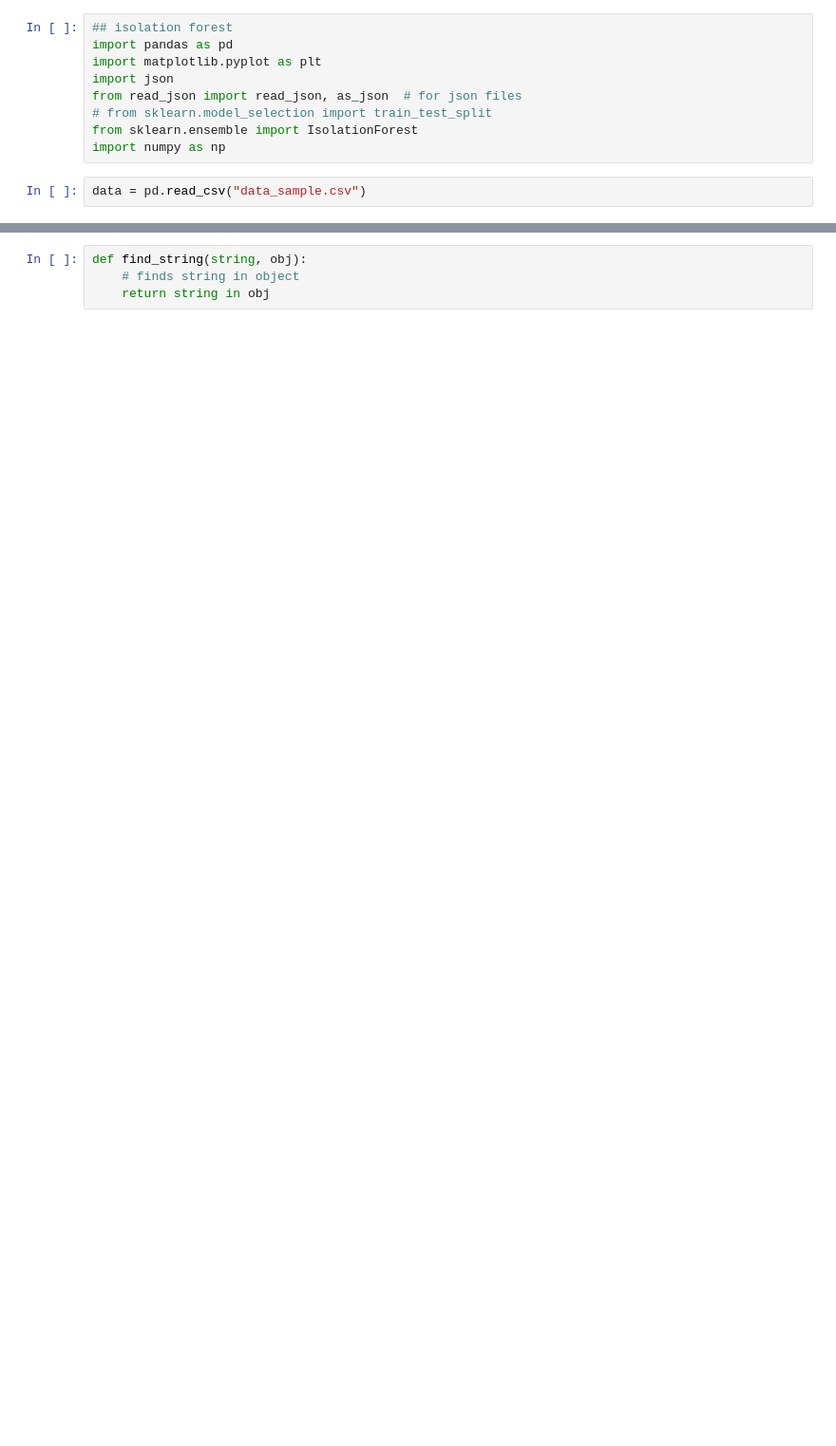
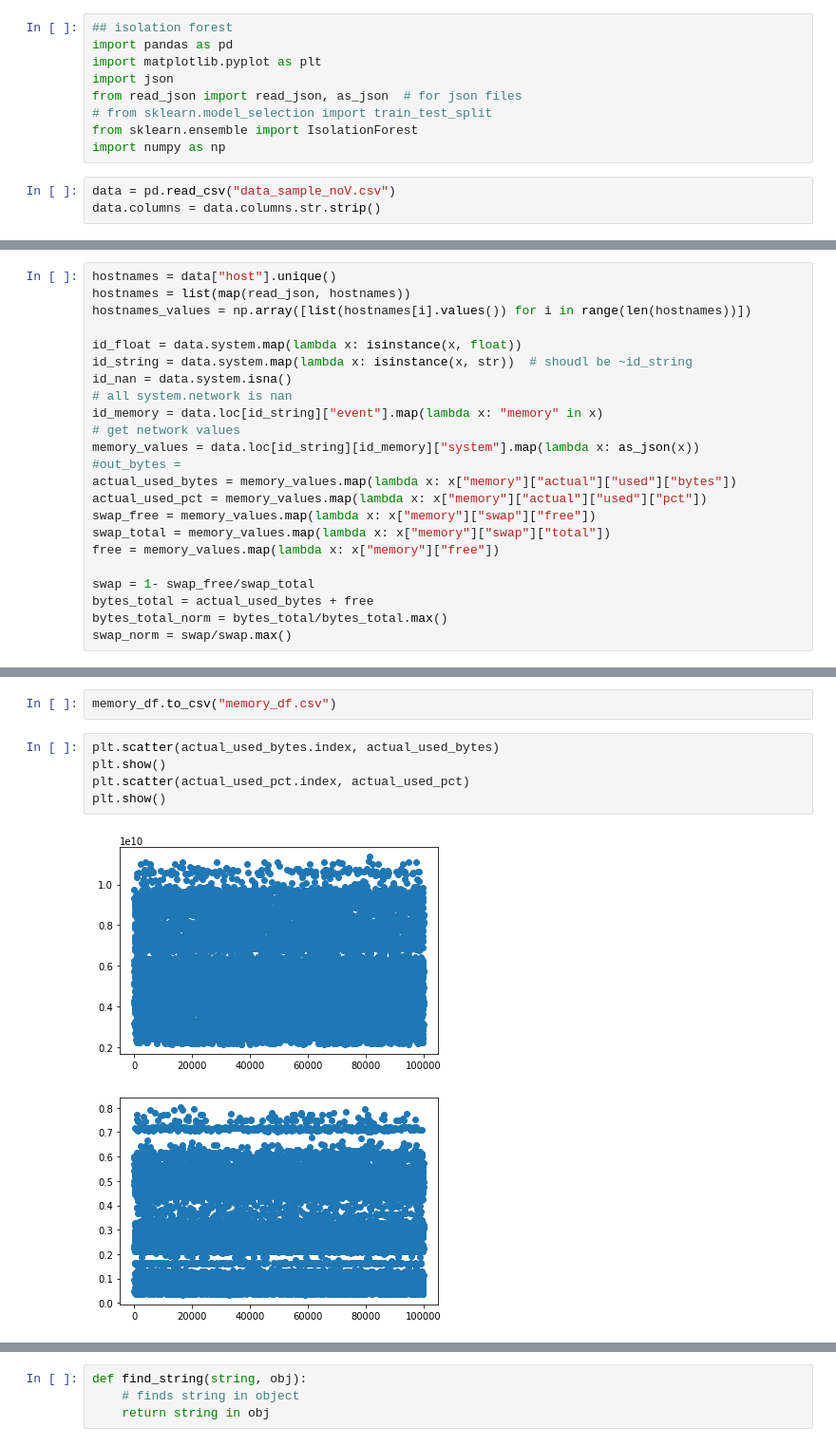
Before and after one commit to ModifiedBear/DSC-Datathon, a Jupyter notebook: isolation_jungle.ipynb, the cells around one changed output, grey strips where cells are left out. Shown at 95% size. Saved outputs shown, nothing was run; the diff lists cells and outputs as text; blank space fills up the shorter version.

```diff
--- a/isolation_jungle.ipynb
+++ b/isolation_jungle.ipynb
@@ -8,4 +8,5 @@ from read_json import read_json, as_json  # for json files
 from sklearn.ensemble import IsolationForest
 import numpy as np
 # %%
-data = pd.read_csv("data_sample.csv")
+data = pd.read_csv("data_sample_noV.csv")
+data.columns = data.columns.str.strip()
@@ -13,0 +30,23 @@ data_host = data["host"].map(read_json)
+# %%
+hostnames = data["host"].unique()
+hostnames = list(map(read_json, hostnames))
+hostnames_values = np.array([list(hostnames[i].values()) for i in range(len(hostnames))])
+
+id_float = data.system.map(lambda x: isinstance(x, float))
+id_string = data.system.map(lambda x: isinstance(x, str))  # shoudl be ~id_string
+id_nan = data.system.isna()
+# all system.network is nan
+id_memory = data.loc[id_string]["event"].map(lambda x: "memory" in x)
+# get network values
+memory_values = data.loc[id_string][id_memory]["system"].map(lambda x: as_json(x))
+#out_bytes =
+actual_used_bytes = memory_values.map(lambda x: x["memory"]["actual"]["used"]["bytes"])
+actual_used_pct = memory_values.map(lambda x: x["memory"]["actual"]["used"]["pct"])
+swap_free = memory_values.map(lambda x: x["memory"]["swap"]["free"])
+swap_total = memory_values.map(lambda x: x["memory"]["swap"]["total"])
+free = memory_values.map(lambda x: x["memory"]["free"])
+
+swap = 1- swap_free/swap_total
+bytes_total = actual_used_bytes + free
+bytes_total_norm = bytes_total/bytes_total.max()
+swap_norm = swap/swap.max()
@@ -13,0 +66,10 @@ data_host = data["host"].map(read_json)
+# %%
+memory_df.to_csv("memory_df.csv")
+# %%
+plt.scatter(actual_used_bytes.index, actual_used_bytes)
+plt.show()
+plt.scatter(actual_used_pct.index, actual_used_pct)
+plt.show()
+# %% [output]
+[figure, added]
+[figure, added]
```
Also changed, not shown: parts of 8 cells of this notebook, 2 other files.
